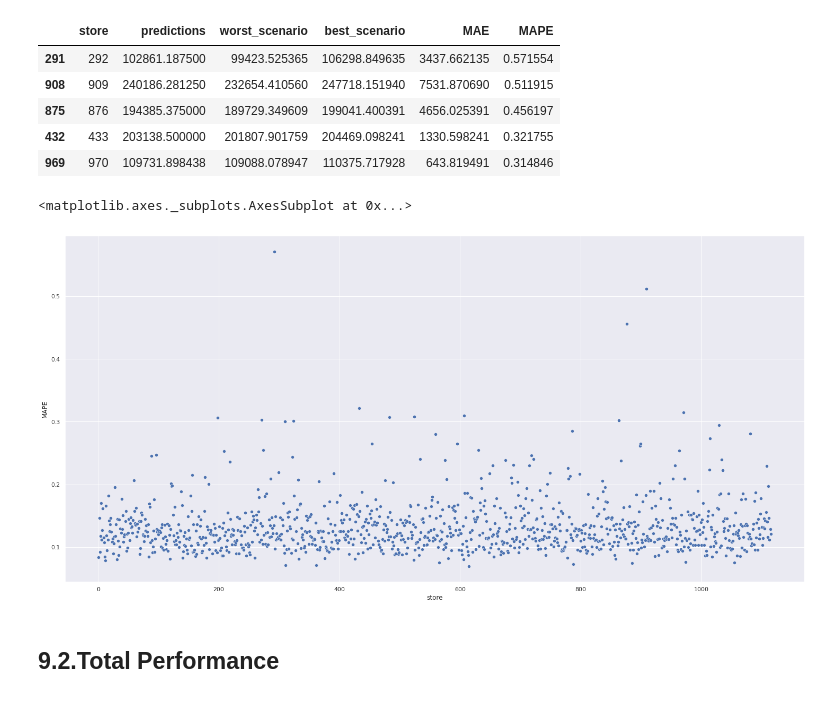
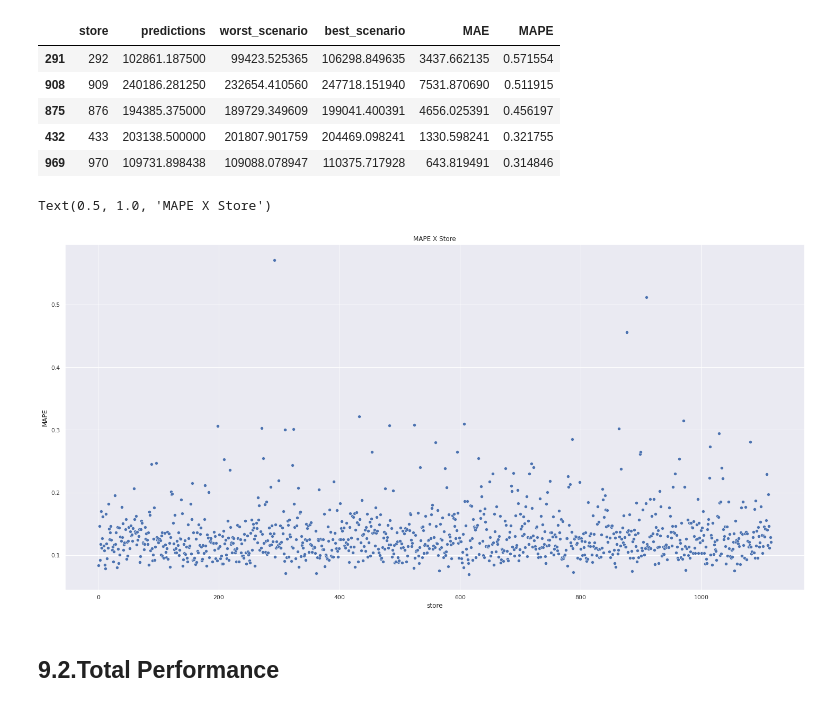
Before and after one commit to Andriw-afonso/Data-science-portfolio, a Jupyter notebook: Sales- forecast/notebooks/Sales_forecast.ipynb, the cells around one changed output. Cells and saved outputs as stored; diff of their text form; code cells hidden in the pictures.

```diff
--- a/Sales- forecast/notebooks/Sales_forecast.ipynb
+++ b/Sales- forecast/notebooks/Sales_forecast.ipynb
@@ -1307,10 +1403,11 @@ df92.sort_values('MAPE',ascending=False).head()
 | 432 | 433 | 203138.500000 | 201807.901759 | 204469.098241 | 1330.598241 | 0.321755 |
 | 969 | 970 | 109731.898438 | 109088.078947 | 110375.717928 | 643.819491 | 0.314846 |
 # %%
-sns.scatterplot(x='store',y='MAPE',data=df92)
+ax=sns.scatterplot(x='store',y='MAPE',data=df92)
+ax.set_title('MAPE X Store')
 # %% [output]
-<matplotlib.axes._subplots.AxesSubplot at 0x...>
+Text(0.5, 1.0, 'MAPE X Store')
-[figure, old version]
+[figure, new version]
 # %% [markdown]
 ## 9.2.Total Performance
 # %%
```
Also changed, not shown: parts of 33 cells of this notebook.
